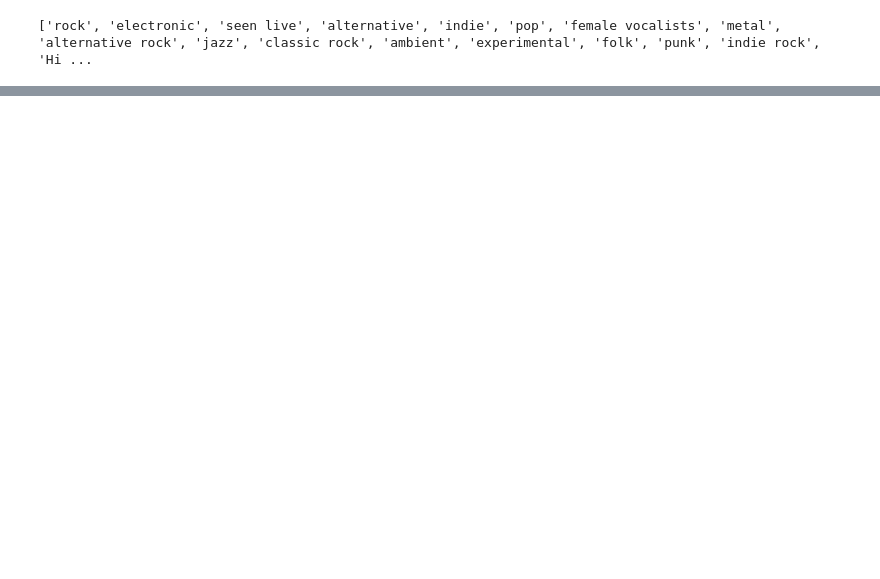
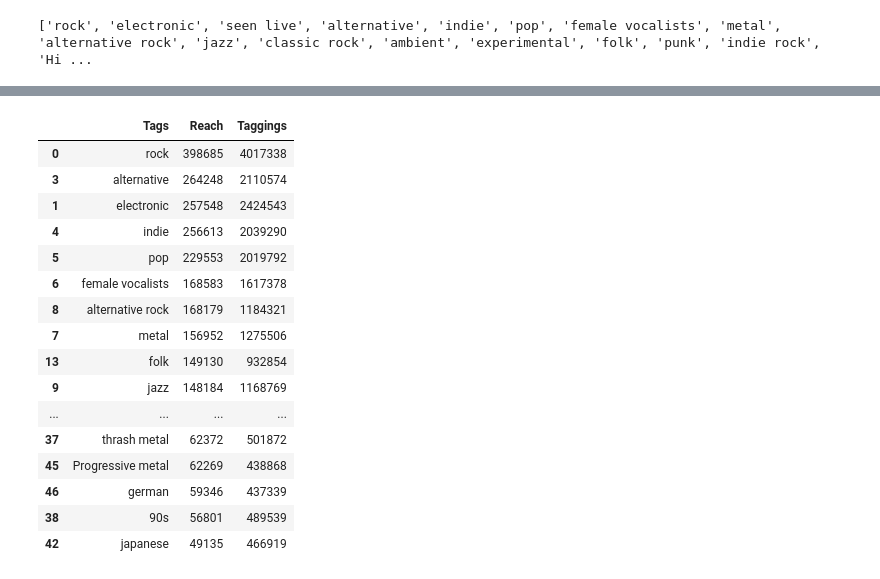
Before and after one commit to StevenTHG/Music-Research-Project-1, a Jupyter notebook: LastFM_exploration.ipynb, the cells around one changed output, grey strips where cells are left out. Cells and saved outputs as stored; diff of their text form; code cells hidden in the pictures; blank space fills up the shorter version.

```diff
--- a/LastFM_exploration.ipynb
+++ b/LastFM_exploration.ipynb
@@ -90,0 +55,23 @@ tags_df
+# %%
+tags_df['Reach'] = tags_df['Reach'].astype(int)
+tags_df['Taggings'] = tags_df['Taggings'].astype(int)
+# %%
+tags_df.sort_values('Reach',ascending=False)
+# %% [output]
+|  | Tags | Reach | Taggings |
+| 0 | rock | 398685 | 4017338 |
+| 3 | alternative | 264248 | 2110574 |
+| 1 | electronic | 257548 | 2424543 |
+| 4 | indie | 256613 | 2039290 |
+| 5 | pop | 229553 | 2019792 |
+| 6 | female vocalists | 168583 | 1617378 |
+| 8 | alternative rock | 168179 | 1184321 |
+| 7 | metal | 156952 | 1275506 |
+| 13 | folk | 149130 | 932854 |
+| 9 | jazz | 148184 | 1168769 |
+| ... | ... | ... | ... |
+| 37 | thrash metal | 62372 | 501872 |
+| 45 | Progressive metal | 62269 | 438868 |
+| 46 | german | 59346 | 437339 |
+| 38 | 90s | 56801 | 489539 |
+| 42 | japanese | 49135 | 466919 |
```
Also changed, not shown: parts of 5 cells of this notebook.
